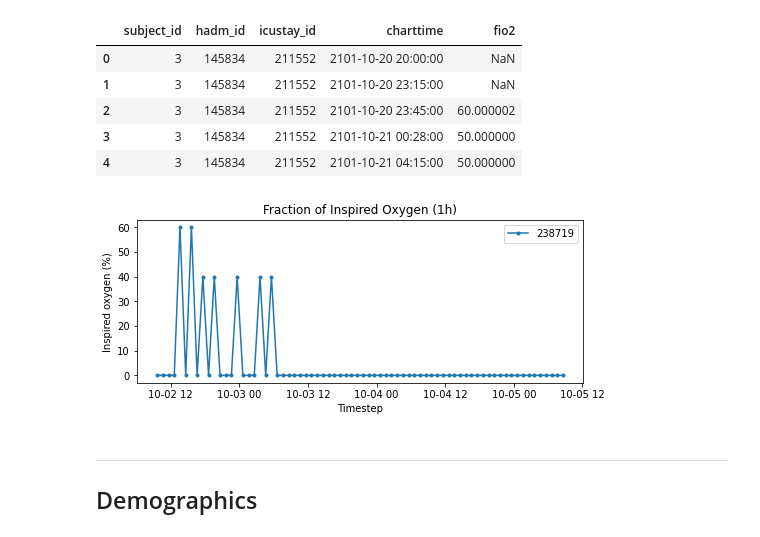
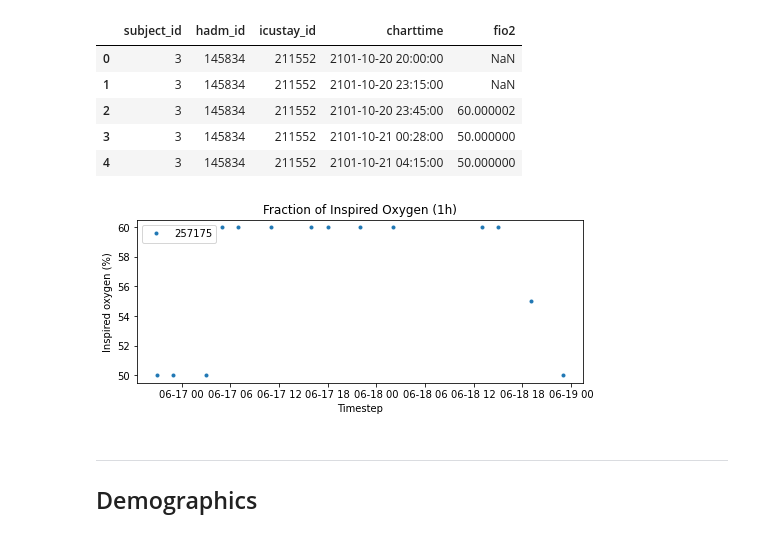
Before and after one commit to thomas097/Haemodynamic-Optimization-Reinforcement-Learning, a Jupyter notebook: preprocessing/DataPreprocessing_Aggregated.ipynb, the cells around one changed output. Saved outputs shown, nothing was run; the diff lists cells and outputs as text; code cells hidden in the pictures.

```diff
--- a/preprocessing/DataPreprocessing_Aggregated.ipynb
+++ b/preprocessing/DataPreprocessing_Aggregated.ipynb
@@ -782,7 +691,7 @@ antibiotics_df.head()
 for icustay_id, treatments in tqdm(vaso_mv_df.groupby('icustay_id')):
 
     # Is icustay part of cohort?
-    if icustay_id not in data_all:
+    if icustay_id not in data:
         continue
 
     # To store antibiotics markers into
@@ -803,9 +712,9 @@ for icustay_id, treatments in tqdm(vaso_mv_df.groupby('icustay_id')):
         profyl_antibiotics[i] = np.nan_to_num(treatments[condition]['profyl_antibiotics'].max(), nan=0.0)
         other_antibiotics[i] = np.nan_to_num(treatments[condition]['profyl_other'].max(), nan=0.0)
 
-    data_all[icustay_id]['sepsis_antibiotics'] = sepsis_antibiotics
-    data_all[icustay_id]['profyl_antibiotics'] = profyl_antibiotics
-    data_all[icustay_id]['other_antibiotics'] = other_antibiotics
+    data[icustay_id]['sepsis_antibiotics'] = sepsis_antibiotics
+    data[icustay_id]['profyl_antibiotics'] = profyl_antibiotics
+    data[icustay_id]['other_antibiotics'] = other_antibiotics
 
 del antibiotics_df
 # %% [markdown]
@@ -829,12 +738,12 @@ urine_df.head()
 for icustay_id, measurements in tqdm(urine_df.groupby('icustay_id')):
 
     # Is icustay part of cohort?
-    if icustay_id not in data_all:
+    if icustay_id not in data:
         continue
 
-    # Add urine output to `data_all` to store aggregated urine measurements
+    # Add urine output to `data` to store aggregated urine measurements
     timesteps = icustay_timesteps[icustay_id]
-    data_all[icustay_id]['total_urine_output'] = np.full(len(timesteps) - 1, np.nan)
+    data[icustay_id]['total_urine_output'] = np.full(len(timesteps) - 1, np.nan)
 
     for i, interval_start in enumerate(timesteps[:-1]):
         interval_end = timesteps[i + 1]
@@ -843,7 +752,7 @@ for icustay_id, measurements in tqdm(urine_df.groupby('icustay_id')):
         condition = (measurements['charttime'] > interval_start) & (measurements['charttime'] <= interval_end)
 
         # Compute total value within timestep
-        data_all[icustay_id]['total_urine_output'][i] = measurements[condition]['value'].sum()
+        data[icustay_id]['total_urine_output'][i] = measurements[condition]['value'].sum()
 
 del urine_df
 # %%
@@ -856,8 +771,8 @@ plot_single(data_all, key='total_urine_output', title='Urine Output (%s)' % INTE
 
 In Roggeveen et al. an additional feature `running_total_urine_output` is included in the feature set;
 # %%
-for icustay_id, icustay_data in data_all.items():
+for icustay_id, icustay_data in data.items():
     if 'total_urine_output' in icustay_data.keys():
-        data_all[icustay_id]['running_total_urine_output'] = np.cumsum(icustay_data['total_urine_output'])
+        data[icustay_id]['running_total_urine_output'] = np.cumsum(icustay_data['total_urine_output'])
 # %%
 # Grab urine output from random patient
@@ -885,9 +806,9 @@ for icustay_id, measurements in tqdm(fio2_df.groupby('icustay_id')):
     if icustay_id not in icustay_timesteps:
         continue
 
-    # Add FiO2 ID to `data_all` to store aggregated measurements
+    # Add FiO2 ID to `data` to store aggregated measurements
     timesteps = icustay_timesteps[icustay_id]
-    data_all[icustay_id]['fi_o2'] = np.full(len(timesteps) - 1, np.nan)
+    data[icustay_id]['fi_o2'] = np.full(len(timesteps) - 1, np.nan)
 
     for i, interval_start in enumerate(timesteps[:-1]):
         interval_end = timesteps[i + 1]
@@ -896,14 +817,20 @@ for icustay_id, measurements in tqdm(fio2_df.groupby('icustay_id')):
         condition = (measurements['charttime'] > interval_start) & (measurements['charttime'] <= interval_end)
 
         # Compute average value within timestep
-        data_all[icustay_id]['fi_o2'][i] = measurements[condition]['fio2'].mean()
+        data[icustay_id]['fi_o2'][i] = measurements[condition]['fio2'].mean()
 
 del fio2_df
 # %%
 # Grab FiO2 from random patient
-plot_single(data_all, key='fi_o2', title='Fraction of Inspired Oxygen (%s)' % INTERVAL_TIME, ylabel='Inspired oxygen (%)')
+plot_dct(
+    dct=data,
+    feature='fi_o2',
+    title='Fraction of Inspired Oxygen (%s)' % INTERVAL_TIME,
+    ylabel='Inspired oxygen (%)',
+    style='.'
+)
 # %% [output]
-[figure, old version]
+[figure, new version]
 # %% [markdown]
 ---
 ## Demographics
```
Also changed, not shown: parts of 115 cells of this notebook, 1 other file.
